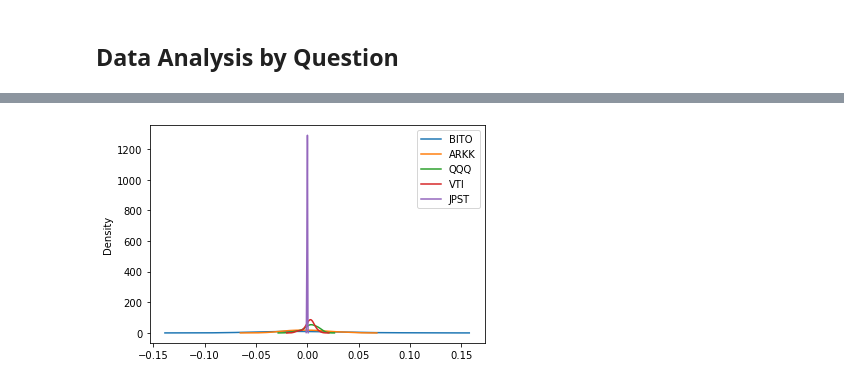
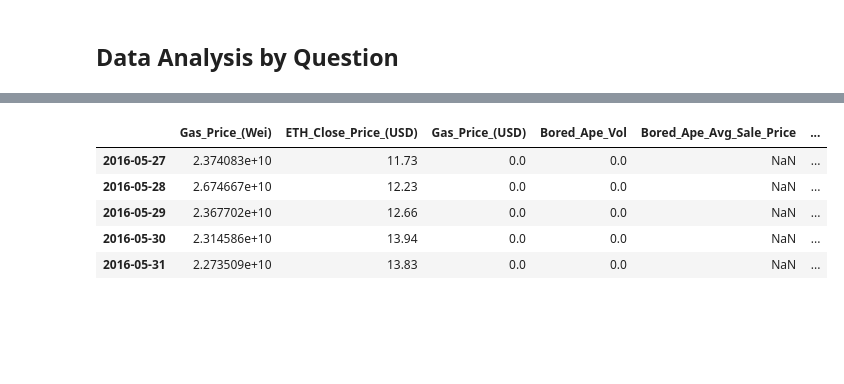
Before and after one commit to bradkaley/NFT_Market_Analysis, a Jupyter notebook: Part_2_Data_Collection_Analysis.ipynb, the cells around one changed output, grey strips where cells are left out. Saved outputs shown, nothing was run; the diff lists cells and outputs as text; code cells hidden in the pictures; blank space fills up the shorter version.

Commit message:
Code as of the end of class on 11/18/21 with some plots

```diff
--- a/Part_2_Data_Collection_Analysis.ipynb
+++ b/Part_2_Data_Collection_Analysis.ipynb
@@ -494,5 +503,17 @@ df_daily_returns["JPST"].plot.hist();
-# %%
- # Visualize the distribution of percent change in closing price for all stocks using a density plot
-df_daily_returns.plot.density();
-# %% [output]
-[figure, removed]
+# %%
+#Concatenate ETH gas prices with NFT volume data
+gas_nft_vol_df = pd.concat([gas_prices, bored_ape_vol_df,mutant_ape_vol_df,sandbox_vol_df,baby_ape_vol_df], axis="columns", join="outer")
+gas_nft_vol_df["Bored_Ape_Vol"] = gas_nft_vol_df["Bored_Ape_Vol"].fillna(0)
+gas_nft_vol_df["Mutant_Ape_Vol"]= gas_nft_vol_df["Mutant_Ape_Vol"].fillna(0)
+gas_nft_vol_df["Sandbox_Vol"] = gas_nft_vol_df["Sandbox_Vol"].fillna(0)
+gas_nft_vol_df["Baby_Ape_Vol"] = gas_nft_vol_df["Baby_Ape_Vol"].fillna(0)
+gas_nft_vol_df["total_nft_vol"] = gas_nft_vol_df["Bored_Ape_Vol"]+gas_nft_vol_df["Mutant_Ape_Vol"]+gas_nft_vol_df["Sandbox_Vol"]+gas_nft_vol_df["Baby_Ape_Vol"]
+
+gas_nft_vol_df.head()
+# %% [output]
+|  | Gas_Price_(Wei) | ETH_Close_Price_(USD) | Gas_Price_(USD) | Bored_Ape_Vol | Bored_Ape_Avg_Sale_Price | ... |
+| 2016-05-27 | 2.374083e+10 | 11.73 | 0.0 | 0.0 | NaN | ... |
+| 2016-05-28 | 2.674667e+10 | 12.23 | 0.0 | 0.0 | NaN | ... |
+| 2016-05-29 | 2.367702e+10 | 12.66 | 0.0 | 0.0 | NaN | ... |
+| 2016-05-30 | 2.314586e+10 | 13.94 | 0.0 | 0.0 | NaN | ... |
+| 2016-05-31 | 2.273509e+10 | 13.83 | 0.0 | 0.0 | NaN | ... |
```
Also changed, not shown: parts of 35 cells of this notebook, 3 other files.
